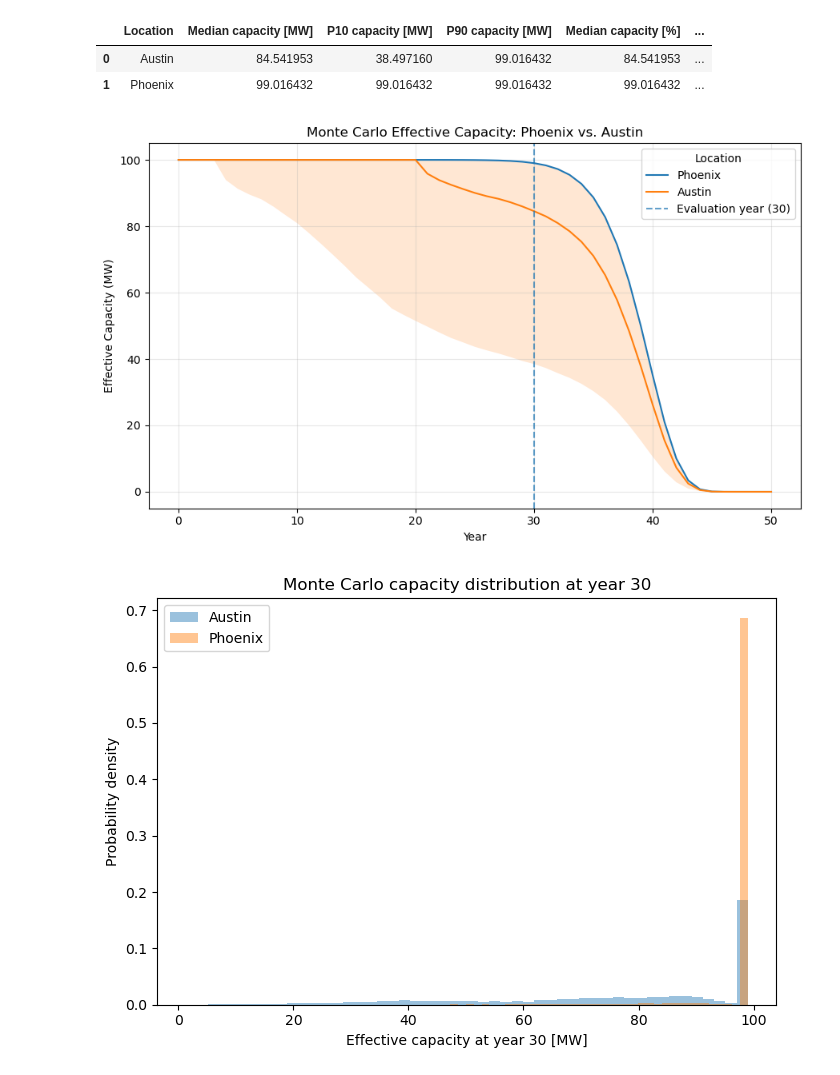
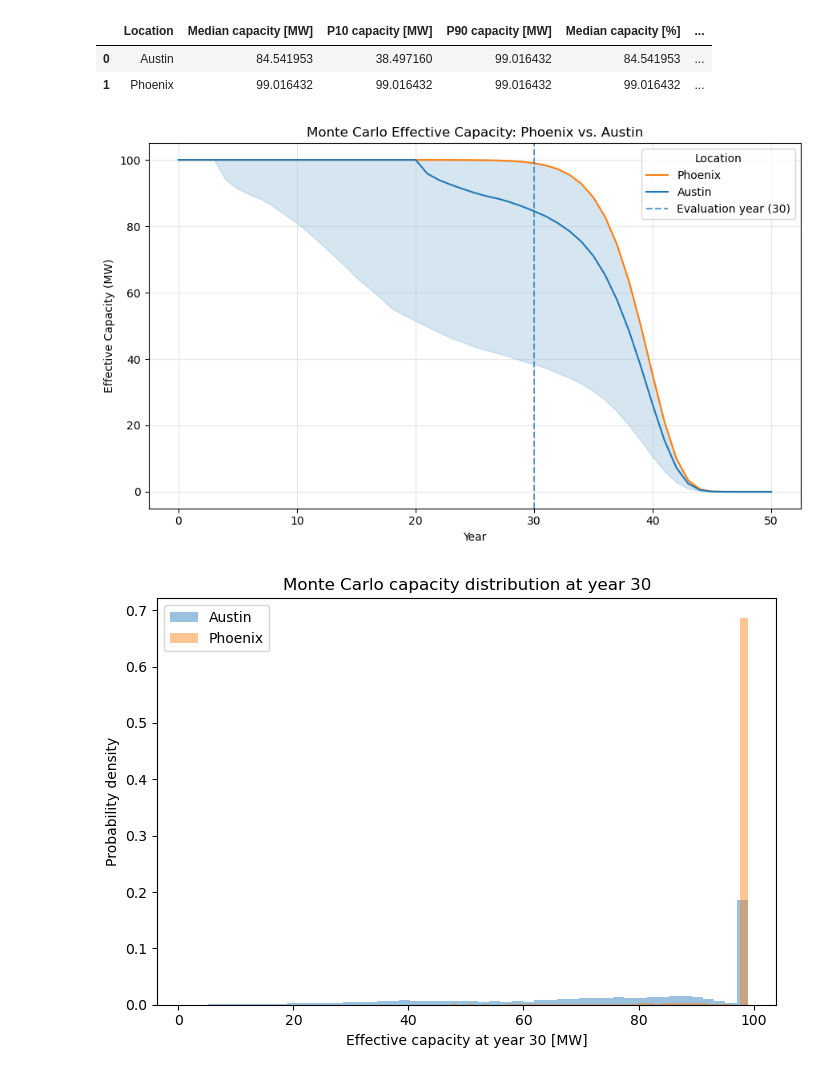
Before and after one commit to DuraMAT/Defining_the_50_Year_Module, a Jupyter notebook: 3 - New Pipeline.ipynb, the cells around one changed output. Saved outputs shown, nothing was run; the diff lists cells and outputs as text; code cells hidden in the pictures.

Commit message:
sims figures

```diff
--- a/3 - New Pipeline.ipynb
+++ b/3 - New Pipeline.ipynb
@@ -162,6 +174,19 @@ res_city = hs.simulate_project_spatial(
 # %% [output]
 Year: 5 | county event: True | hail size: 0.6825501673960299 | footprint: 982.1745428945889 | coverage: 0.9581938260110112 | site hit: True | fragility damage: 0.05042056896208649 | sampled PLR: 0.007 ...
 Year: 24 | county event: True | hail size: 0.8688392045222559 | footprint: 749.8405668707231 | coverage: 0.7315325029201407 | site hit: True | fragility damage: 0.08458590801099561 | sampled PLR: 0.01 ...
+# %%
+# Unpacking common varaibles from simulation for use in plots below
+P0_MW = simulation_settings["P0_MW"]
+years = simulation_settings["years"]
+location = simulation_settings["location"]
+
+T50 = simulation_settings["T50"]
+T90 = simulation_settings["T90"]
+
+module_area_m2 = simulation_settings["module_area_m2"]
+
+N_SIMS = simulation_settings["N_SIMS"]
+BASE_SEED = simulation_settings["BASE_SEED"]
 # %%
 # Inspect years in which a county hail event occurred
 
@@ -274,3 +299,10 @@ mc_austin = hs.run_monte_carlo_spatial(
     track_hail_buckets=True,
     apply_plr_once=True,
 )
+
+mc_austin["location"] = "Austin"
+mc_austin["module_area_m2"] = module_area_m2
+mc_austin["module_area_case"] = "baseline"
+
+mc_austin.to_pickle("Results/mc_austin.pkl")
+print("Saved Results/mc_austin.pkl")
@@ -379,3 +416,10 @@ mc_phoenix = hs.run_monte_carlo_spatial(
     track_hail_buckets=True,
     apply_plr_once=True,
 )
+
+mc_phoenix["location"] = "Phoenix"
+mc_phoenix["module_area_m2"] = module_area_m2
+mc_phoenix["module_area_case"] = "baseline"
+
+mc_phoenix.to_pickle("Results/mc_phoenix.pkl")
+print("Saved Results/mc_phoenix.pkl")
@@ -444,45 +490,53 @@ plt.figure(figsize=(9, 5.5))
 plt.plot(
     phoenix_summary["year"],
     phoenix_summary["median"],
-    label="Phoenix"
+    label="Phoenix",
+    color="tab:orange"
 )
 plt.fill_between(
     phoenix_summary["year"],
     phoenix_summary["p10"],
     phoenix_summary["p90"],
-    alpha=0.18
+    alpha=0.18,
+    color="tab:orange"
 )
 
 # Austin
 plt.plot(
     austin_summary["year"],
     austin_summary["median"],
-    label="Austin"
+    label="Austin",
+    color="tab:blue"
+
 )
 plt.fill_between(
     austin_summary["year"],
     austin_summary["p10"],
     austin_summary["p90"],
-    alpha=0.18
+    alpha=0.18,
+    color="tab:blue"
 )
 
 # Evaluation year
 plt.axvline(
     evaluation_year,
     linestyle="--",
     alpha=0.7,
     label=f"Evaluation year ({evaluation_year})"
 )
 
 plt.xlabel("Year")
 plt.ylabel("Effective Capacity (MW)")
 plt.title("Monte Carlo Effective Capacity: Phoenix vs. Austin")
 plt.legend(title="Location")
 plt.grid(alpha=0.3)
 plt.tight_layout()
+plt.savefig(FIG_DIR / "Fig06_austin_vs_phoenix_capacity.png", dpi=300, bbox_inches="tight")
+plt.savefig(FIG_DIR / "Fig06_austin_vs_phoenix_capacity.pdf", dpi=300, bbox_inches="tight")
+
 plt.show()
 # %% [output]
-[figure, old version]
+[figure, new version]
 # %%
 # ## Distribution of capacity at evaluation year
 
```
Also changed, not shown: parts of 17 cells of this notebook, 14 other files.
